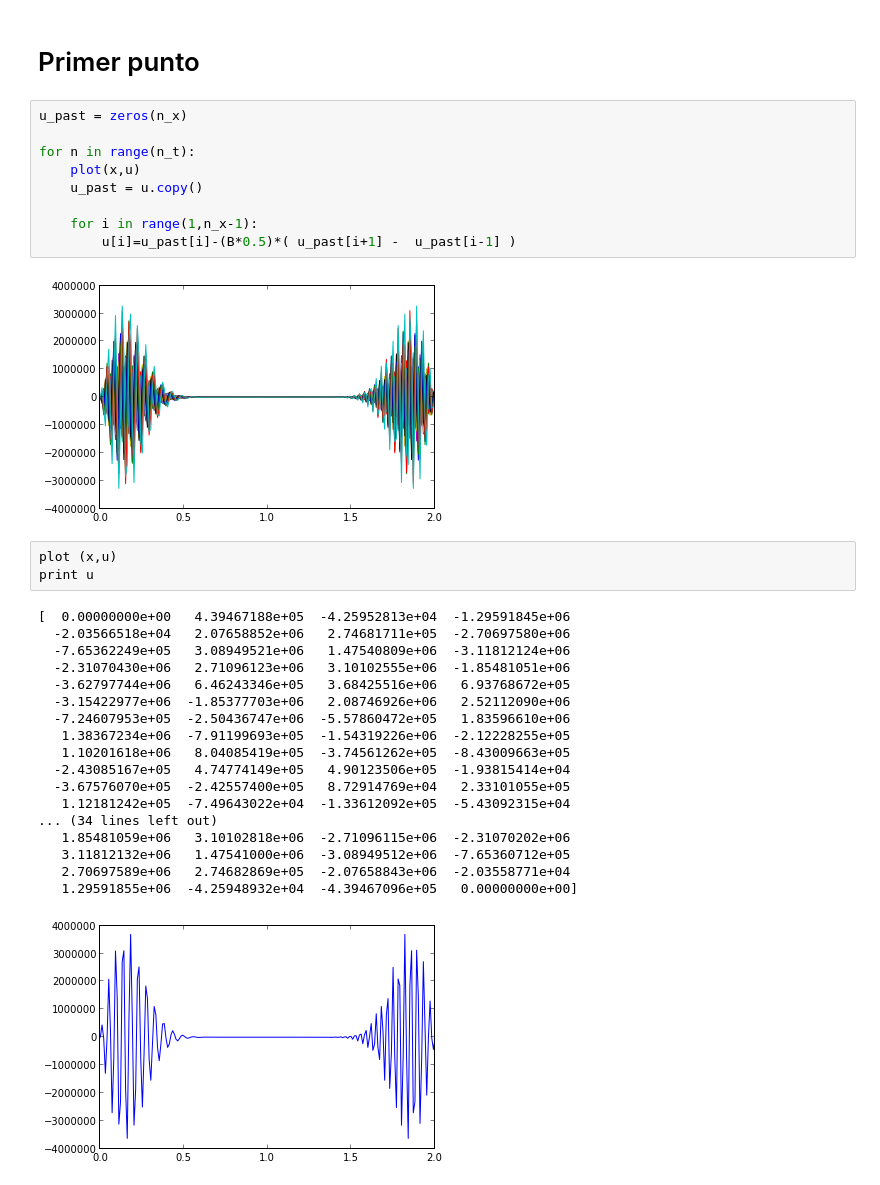
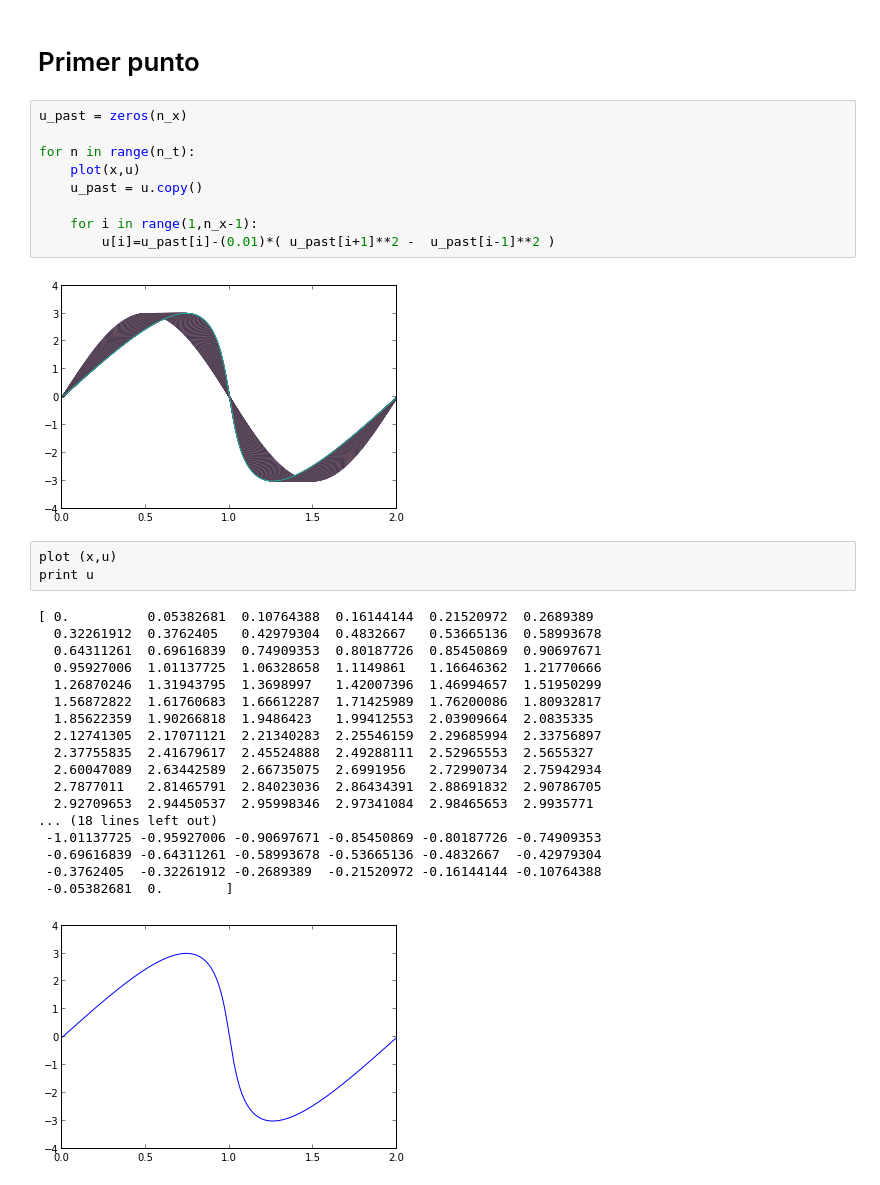
Before and after one commit to Alejogon/Tarea7, a Jupyter notebook: burger.ipynb, the cells around one changed output. Saved outputs shown, nothing was run; the diff lists cells and outputs as text.

```diff
--- a/burger.ipynb
+++ b/burger.ipynb
@@ -30,33 +30,33 @@ u[-1] = 0
 # %%
 u_past = zeros(n_x)
 
 for n in range(n_t):
     plot(x,u)
     u_past = u.copy()
 
     for i in range(1,n_x-1):
-        u[i]=u_past[i]-(B*0.5)*( u_past[i+1] -  u_past[i-1] )
+        u[i]=u_past[i]-(0.01)*( u_past[i+1]**2 -  u_past[i-1]**2 )
 # %% [output]
-[figure, old version]
+[figure, new version]
 # %%
 plot (x,u)
 print u
 # %% [output]
-[  0.00000000e+00   4.39467188e+05  -4.25952813e+04  -1.29591845e+06
-  -2.03566518e+04   2.07658852e+06   2.74681711e+05  -2.70697580e+06
-  -7.65362249e+05   3.08949521e+06   1.47540809e+06  -3.11812124e+06
-  -2.31070430e+06   2.71096123e+06   3.10102555e+06  -1.85481051e+06
-  -3.62797744e+06   6.46243346e+05   3.68425516e+06   6.93768672e+05
-  -3.15422977e+06  -1.85377703e+06   2.08746926e+06   2.52112090e+06
-  -7.24607953e+05  -2.50436747e+06  -5.57860472e+05   1.83596610e+06
-   1.38367234e+06  -7.91199693e+05  -1.54319226e+06  -2.12228255e+05
-   1.10201618e+06   8.04085419e+05  -3.74561262e+05  -8.43009663e+05
-  -2.43085167e+05   4.74774149e+05   4.90123506e+05  -1.93815414e+04
-  -3.67576070e+05  -2.42557400e+05   8.72914769e+04   2.33101055e+05
-   1.12181242e+05  -7.49643022e+04  -1.33612092e+05  -5.43092315e+04
-... (34 lines left out)
-   1.85481059e+06   3.10102818e+06  -2.71096115e+06  -2.31070202e+06
-   3.11812132e+06   1.47541000e+06  -3.08949512e+06  -7.65360712e+05
-   2.70697589e+06   2.74682869e+05  -2.07658843e+06  -2.03558771e+04
-   1.29591855e+06  -4.25948932e+04  -4.39467096e+05   0.00000000e+00]
+[ 0.          0.05382681  0.10764388  0.16144144  0.21520972  0.2689389
+  0.32261912  0.3762405   0.42979304  0.4832667   0.53665136  0.58993678
+  0.64311261  0.69616839  0.74909353  0.80187726  0.85450869  0.90697671
+  0.95927006  1.01137725  1.06328658  1.1149861   1.16646362  1.21770666
+  1.26870246  1.31943795  1.3698997   1.42007396  1.46994657  1.51950299
+  1.56872822  1.61760683  1.66612287  1.71425989  1.76200086  1.80932817
+  1.85622359  1.90266818  1.9486423   1.99412553  2.03909664  2.0835335
+  2.12741305  2.17071121  2.21340283  2.25546159  2.29685994  2.33756897
+  2.37755835  2.41679617  2.45524888  2.49288111  2.52965553  2.5655327
+  2.60047089  2.63442589  2.66735075  2.6991956   2.72990734  2.75942934
+  2.7877011   2.81465791  2.84023036  2.86434391  2.88691832  2.90786705
+  2.92709653  2.94450537  2.95998346  2.97341084  2.98465653  2.9935771
+... (18 lines left out)
+ -1.01137725 -0.95927006 -0.90697671 -0.85450869 -0.80187726 -0.74909353
+ -0.69616839 -0.64311261 -0.58993678 -0.53665136 -0.4832667  -0.42979304
+ -0.3762405  -0.32261912 -0.2689389  -0.21520972 -0.16144144 -0.10764388
+ -0.05382681  0.        ]
-[figure, old version]
+[figure, new version]
```
